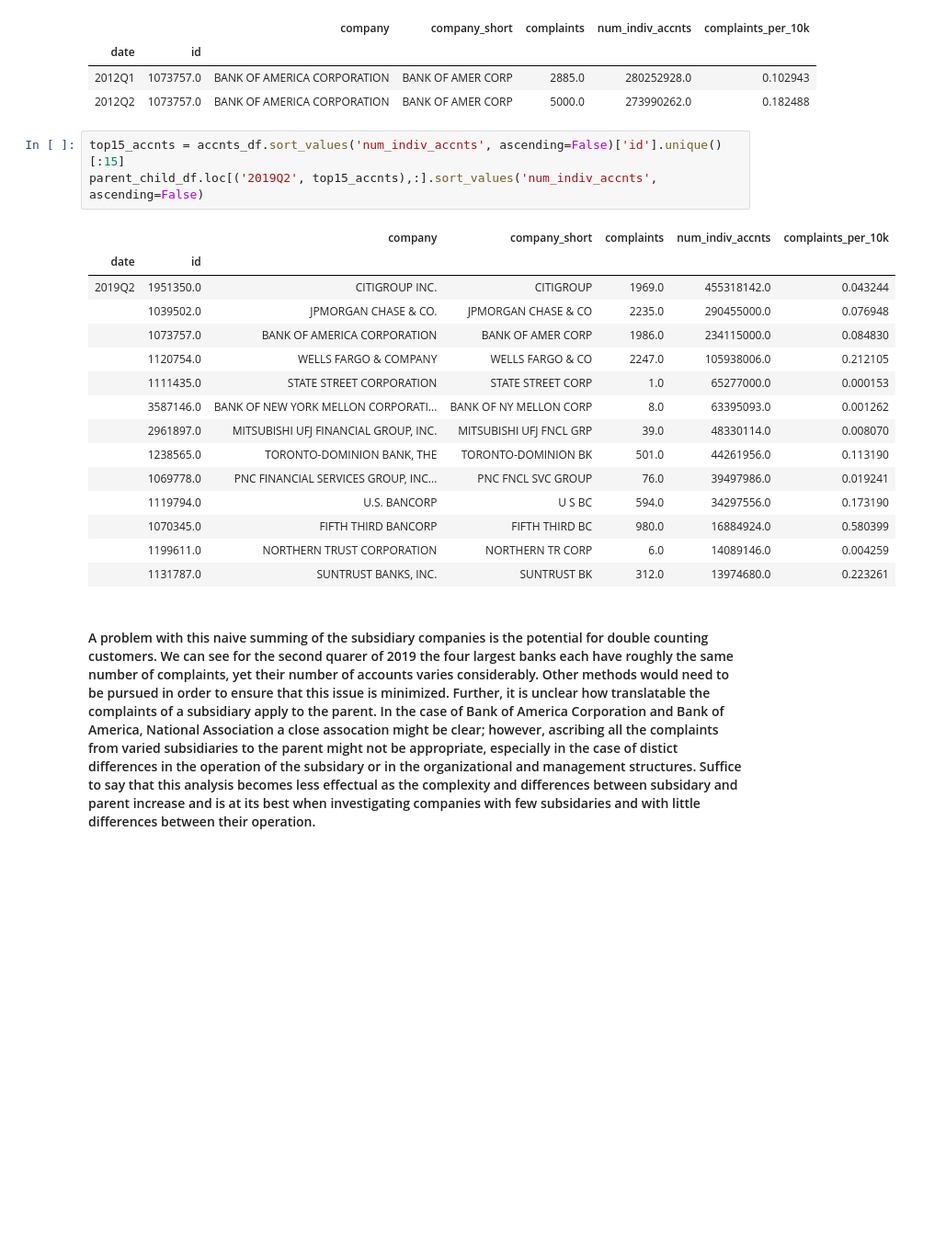
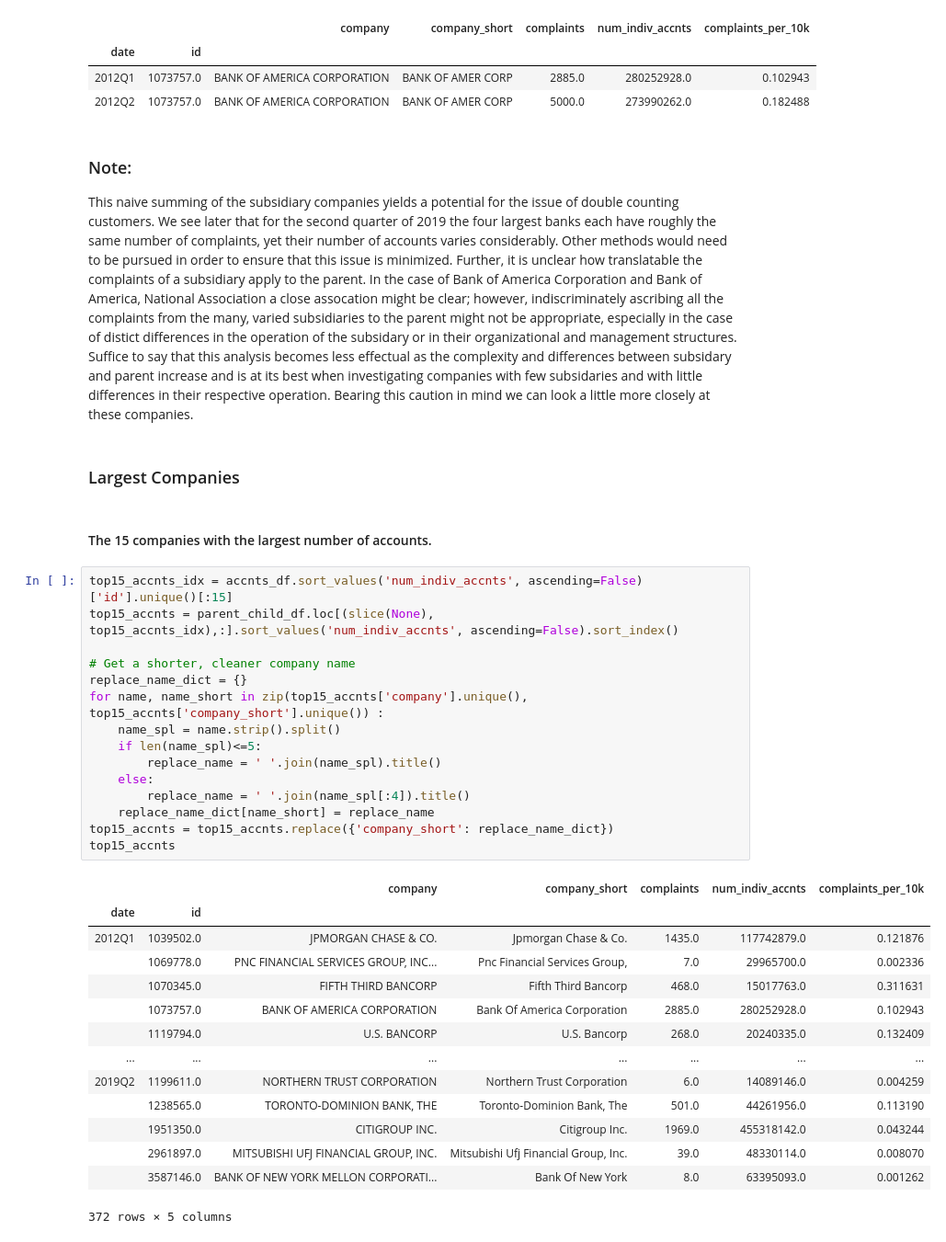
Before and after one commit to wyattpallen/QuickLooks, a Jupyter notebook: analyses/ConsumerComplaints/complaints.ipynb, the cells around one changed output. Shown at 92% size. Cells and saved outputs as stored; diff of their text form; blank space fills up the shorter version.

```diff
--- a/analyses/ConsumerComplaints/complaints.ipynb
+++ b/analyses/ConsumerComplaints/complaints.ipynb
@@ -359,24 +370,40 @@ parent_child_df.loc[(slice(None), [480228, 1073757]),:].head(2)
 | date | id |  |  |  |  |  |
 | 2012Q1 | 1073757.0 | BANK OF AMERICA CORPORATION | BANK OF AMER CORP | 2885.0 | 280252928.0 | 0.102943 |
 | 2012Q2 | 1073757.0 | BANK OF AMERICA CORPORATION | BANK OF AMER CORP | 5000.0 | 273990262.0 | 0.182488 |
-# %%
-top15_accnts = accnts_df.sort_values('num_indiv_accnts', ascending=False)['id'].unique()[:15]
-parent_child_df.loc[('2019Q2', top15_accnts),:].sort_values('num_indiv_accnts', ascending=False)
-# %% [output]
-|  |  | company | company_short | complaints | num_indiv_accnts | complaints_per_10k |
-| date | id |  |  |  |  |  |
-| 2019Q2 | 1951350.0 | CITIGROUP INC. | CITIGROUP | 1969.0 | 455318142.0 | 0.043244 |
-|  | 1039502.0 | JPMORGAN CHASE & CO. | JPMORGAN CHASE & CO | 2235.0 | 290455000.0 | 0.076948 |
-|  | 1073757.0 | BANK OF AMERICA CORPORATION | BANK OF AMER CORP | 1986.0 | 234115000.0 | 0.084830 |
-|  | 1120754.0 | WELLS FARGO & COMPANY | WELLS FARGO & CO | 2247.0 | 105938006.0 | 0.212105 |
-|  | 1111435.0 | STATE STREET CORPORATION | STATE STREET CORP | 1.0 | 65277000.0 | 0.000153 |
-|  | 3587146.0 | BANK OF NEW YORK MELLON CORPORATI... | BANK OF NY MELLON CORP | 8.0 | 63395093.0 | 0.001262 |
-|  | 2961897.0 | MITSUBISHI UFJ FINANCIAL GROUP, INC. | MITSUBISHI UFJ FNCL GRP | 39.0 | 48330114.0 | 0.008070 |
-|  | 1238565.0 | TORONTO-DOMINION BANK, THE | TORONTO-DOMINION BK | 501.0 | 44261956.0 | 0.113190 |
-|  | 1069778.0 | PNC FINANCIAL SERVICES GROUP, INC... | PNC FNCL SVC GROUP | 76.0 | 39497986.0 | 0.019241 |
-|  | 1119794.0 | U.S. BANCORP | U S BC | 594.0 | 34297556.0 | 0.173190 |
-|  | 1070345.0 | FIFTH THIRD BANCORP | FIFTH THIRD BC | 980.0 | 16884924.0 | 0.580399 |
-|  | 1199611.0 | NORTHERN TRUST CORPORATION | NORTHERN TR CORP | 6.0 | 14089146.0 | 0.004259 |
-|  | 1131787.0 | SUNTRUST BANKS, INC. | SUNTRUST BK | 312.0 | 13974680.0 | 0.223261 |
 # %% [markdown]
-#### A problem with this naive summing of the subsidiary companies is the potential for double counting customers. We can see for the second quarer of 2019 the four largest banks each have roughly the same number of complaints, yet their number of accounts varies considerably. Other methods would need to be pursued in order to ensure that this issue is minimized. Further, it is unclear how translatable the complaints of a subsidiary apply to the parent. In the case of Bank of America Corporation and Bank of America, National Association a close assocation might be clear; however, ascribing all the complaints from varied subsidiaries to the parent might not be appropriate, especially in the case of distict differences in the operation of the subsidary or in the organizational and management structures. Suffice to say that this analysis becomes less effectual as the complexity and differences between subsidary and parent increase and is at its best when investigating companies with few subsidaries and with little differences between their operation.
+### Note:
+This naive summing of the subsidiary companies yields a potential for the issue of double counting customers. We see later that for the second quarter of 2019 the four largest banks each have roughly the same number of complaints, yet their number of accounts varies considerably. Other methods would need to be pursued in order to ensure that this issue is minimized. Further, it is unclear how translatable the complaints of a subsidiary apply to the parent. In the case of Bank of America Corporation and Bank of America, National Association a close assocation might be clear; however, indiscriminately ascribing all the complaints from the many, varied subsidiaries to the parent might not be appropriate, especially in the case of distict differences in the operation of the subsidary or in their organizational and management structures. Suffice to say that this analysis becomes less effectual as the complexity and differences between subsidary and parent increase and is at its best when investigating companies with few subsidaries and with little differences in their respective operation. Bearing this caution in mind we can look a little more closely at these companies.
+# %% [markdown]
+### Largest Companies
+# %% [markdown]
+#### The 15 companies with the largest number of accounts.
+# %%
+top15_accnts_idx = accnts_df.sort_values('num_indiv_accnts', ascending=False)['id'].unique()[:15]
+top15_accnts = parent_child_df.loc[(slice(None), top15_accnts_idx),:].sort_values('num_indiv_accnts', ascending=False).sort_index()
+
+# Get a shorter, cleaner company name
+replace_name_dict = {}
+for name, name_short in zip(top15_accnts['company'].unique(), top15_accnts['company_short'].unique()) :
+    name_spl = name.strip().split()
+    if len(name_spl)<=5:
+        replace_name = ' '.join(name_spl).title()
+    else:
+        replace_name = ' '.join(name_spl[:4]).title()
+    replace_name_dict[name_short] = replace_name
+top15_accnts = top15_accnts.replace({'company_short': replace_name_dict})
+top15_accnts
+# %% [output]
+|  |  | company | company_short | complaints | num_indiv_accnts | complaints_per_10k |
+| date | id |  |  |  |  |  |
+| 2012Q1 | 1039502.0 | JPMORGAN CHASE & CO. | Jpmorgan Chase & Co. | 1435.0 | 117742879.0 | 0.121876 |
+|  | 1069778.0 | PNC FINANCIAL SERVICES GROUP, INC... | Pnc Financial Services Group, | 7.0 | 29965700.0 | 0.002336 |
+|  | 1070345.0 | FIFTH THIRD BANCORP | Fifth Third Bancorp | 468.0 | 15017763.0 | 0.311631 |
+|  | 1073757.0 | BANK OF AMERICA CORPORATION | Bank Of America Corporation | 2885.0 | 280252928.0 | 0.102943 |
+|  | 1119794.0 | U.S. BANCORP | U.S. Bancorp | 268.0 | 20240335.0 | 0.132409 |
+| ... | ... | ... | ... | ... | ... | ... |
+| 2019Q2 | 1199611.0 | NORTHERN TRUST CORPORATION | Northern Trust Corporation | 6.0 | 14089146.0 | 0.004259 |
+|  | 1238565.0 | TORONTO-DOMINION BANK, THE | Toronto-Dominion Bank, The | 501.0 | 44261956.0 | 0.113190 |
+|  | 1951350.0 | CITIGROUP INC. | Citigroup Inc. | 1969.0 | 455318142.0 | 0.043244 |
+|  | 2961897.0 | MITSUBISHI UFJ FINANCIAL GROUP, INC. | Mitsubishi Ufj Financial Group, Inc. | 39.0 | 48330114.0 | 0.008070 |
+|  | 3587146.0 | BANK OF NEW YORK MELLON CORPORATI... | Bank Of New York | 8.0 | 63395093.0 | 0.001262 |
+372 rows × 5 columns
```
Also changed, not shown: parts of 33 cells of this notebook.
